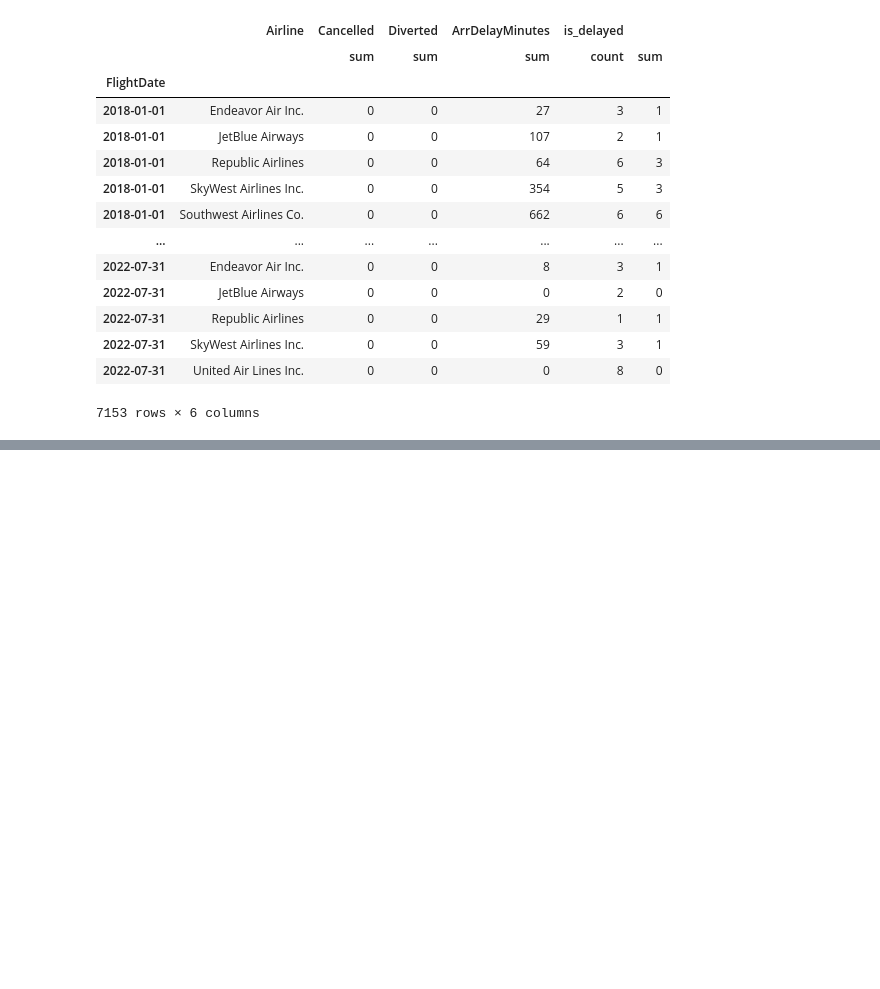
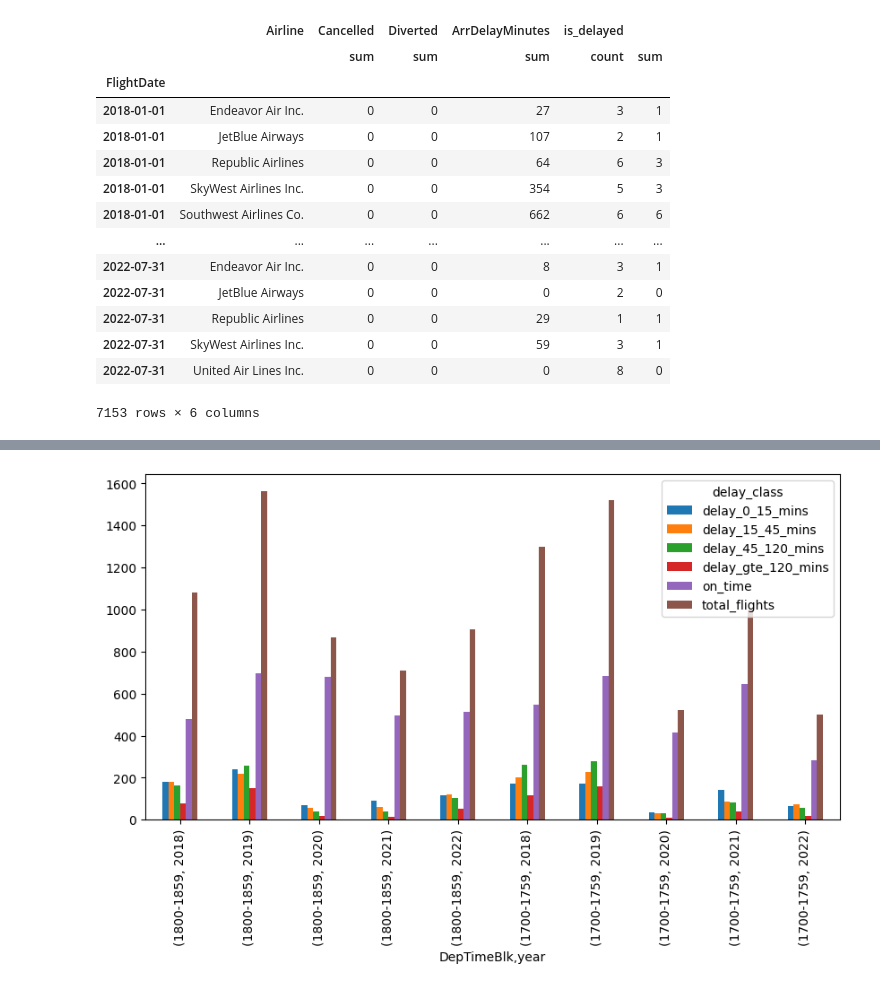
Before and after one commit to krishnaShreedhar/mis587_project, a Jupyter notebook: src/chicago_IL_feature_engineering.ipynb, the cells around one changed output, grey strips where cells are left out. Drawn from its saved outputs; the diff is of its cells as text; code cells hidden in the pictures; blank space fills up the shorter version.

```diff
--- a/src/chicago_IL_feature_engineering.ipynb
+++ b/src/chicago_IL_feature_engineering.ipynb
@@ -615,0 +618,18 @@ df_ts
+# %%
+import os
+import pandas as pd
+import matplotlib.pyplot as plt
+from tqdm import tqdm
+
+
+pd.set_option("display.max_rows", 999)
+pd.set_option("display.max_columns", 999)
+tqdm.pandas()
+
+dir_root = '../data/chicago_IL/'
+dir_images = '../data/chicago_IL/images'
+
+csv_path = os.path.join(dir_root, 'df_chicago_IL_New York, NY.csv')
+df_ny = pd.read_csv(csv_path, parse_dates=True)
+
+df_ny['FlightDate'] = pd.to_datetime(df_ny['FlightDate'], format='%Y-%m-%d')
@@ -615,0 +804,2 @@ df_ts
+# %%
+list_dep_time = [1047, 1023, 1025, 1042]
@@ -615,0 +828,48 @@ df_ts
+# %%
+def plot_flight_num_stats(df_x, list_dep_time, col, debug=False, do_sum=False, max_val=5000, diverted_only=True):
+    if diverted_only:
+        df_delayed = df_x[df_x['is_delayed'] == 1]
+
+    list_data = []
+
+    for crs_dep_time in list_dep_time:
+        df_crs_dep_time = df_x[df_x['DepTimeBlk'] == crs_dep_time]
+        dict_crs_dep_time = {}
+
+        for year in range(2018, 2023, 1):
+            df_year = df_crs_dep_time[df_crs_dep_time['Year'] == year]
+
+            dict_stats = dict(df_year[col].value_counts())
+            if debug:
+                print(dict_stats)
+
+            # Capping max_value
+            dict_stats['on_time'] = min(max_val, dict_stats.get('on_time', 0))
+
+            dict_crs_dep_time[year] = dict_stats
+
+        list_data.append((crs_dep_time, dict_crs_dep_time))
+
+    if debug:
+        display(list_data)
+
+    combined_df = pd.concat({key: pd.DataFrame(val) for key, val in list_data}).stack()
+    combined_df.index.names = ['DepTimeBlk', col, 'year']
+    combined_df = combined_df.unstack([col])
+
+    if do_sum:
+        combined_df['total_flights'] = combined_df.sum(axis=1)
+
+    if debug:
+        display(combined_df)
+
+    fig, axes = plt.subplots(1,1, figsize=(10, 5))
+    # combined_df.plot.bar(stacked=True)
+    combined_df.plot.bar(ax=axes)
+
+list_dep_time_blks = list(df_ny['DepTimeBlk'].unique())
+list_dep_time_blks = ['1800-1859','1700-1759']
+
+plot_flight_num_stats(df_ny, list_dep_time_blks, 'delay_class', do_sum=True)
+# %% [output]
+[figure, added]
```
Also changed, not shown: parts of 14 cells of this notebook.
